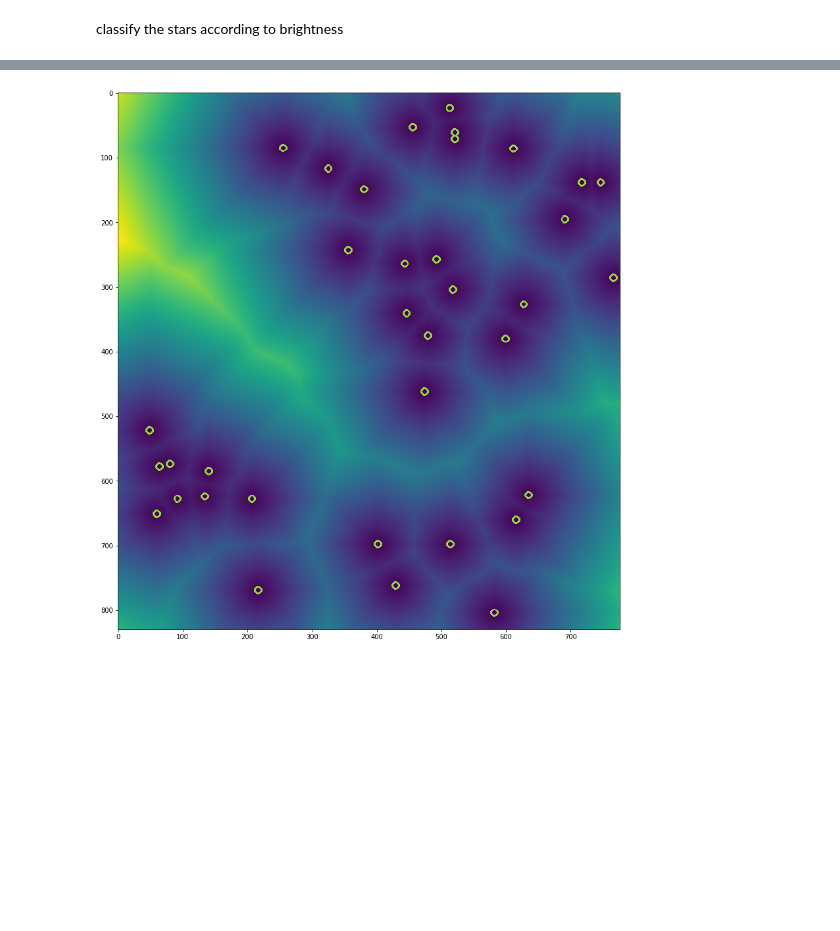
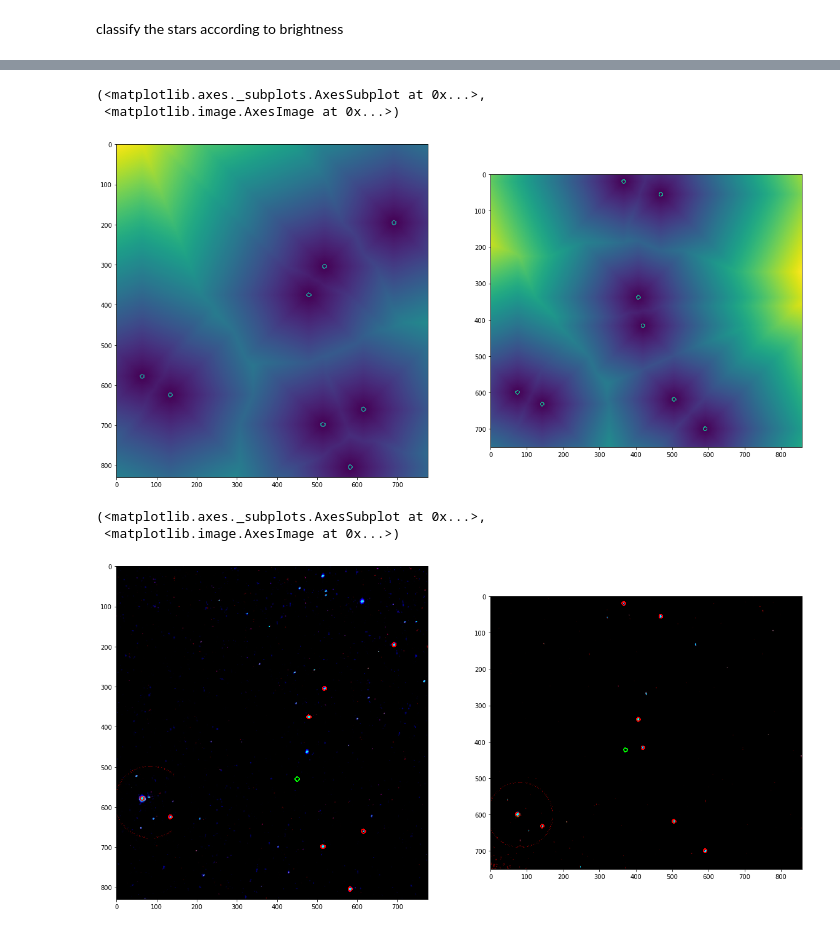
Before and after one commit to JeffTheHacker/Solar-sail-localization, a Jupyter notebook: codebase/StarRecognition.ipynb, the cells around one changed output, grey strips where cells are left out. Saved outputs shown, nothing was run; the diff lists cells and outputs as text; code cells hidden in the pictures; blank space fills up the shorter version.

```diff
--- a/codebase/StarRecognition.ipynb
+++ b/codebase/StarRecognition.ipynb
@@ -105,11 +105,18 @@ def getContourStat(contour,image):
     return mean, stddev
 
 
-def drawCircles(topNArray,img):
+def drawCircles(topNArray,img, color):
+    img = img.copy()
     for i in topNArray:
-        cv2.circle(img, (int(i[0]),int(i[1])), 5, (255,0,0), thickness=2)
-    plt.imshow(img)
+        cv2.circle(img, (int(i[0]),int(i[1])), 5, color, thickness=2)
+    return img
 
-topNArray = arrayOfBrightest(pic1.copy(),8,cnts1,coor1)
-drawCircles(topNArray,pic1.copy())
+topNArray1 = arrayOfBrightest(pic1.copy(),8,cnts1,coor1)
+img_with_circles1 = drawCircles(topNArray1,pic1.copy(),(255,0,0))
+
+topNArray2 = arrayOfBrightest(pic2.copy(),8,cnts2,coor2)
+img_with_circles2 = drawCircles(topNArray2, pic2.copy(),(255,0,0))
+
+plt.subplot(1,2,1), plt.imshow(img_with_circles1)
+plt.subplot(1,2,2), plt.imshow(img_with_circles2)
 # %% [output]
@@ -117,19 +126,43 @@ drawCircles(topNArray,pic1.copy())
 # %%
+
 def distanceMap(image,coor):
     copy = image.copy()
     gray = cv2.cvtColor(copy, cv2.COLOR_BGR2GRAY)
     distanceMap = np.zeros((copy.shape[0],copy.shape[1]), dtype=int)
     for i in coor:
         distanceMap[int(i[1])][int(i[0])] = 1
     distanceMap = 1 - distanceMap
     distanceMap = distanceMap.astype(np.uint8)
     distanceMap = cv2.distanceTransform(distanceMap, cv2.DIST_L2, 3)
     display = distanceMap.copy()
     for i in coor:
         cv2.circle(display, (int(i[0]),int(i[1])), 5, (255,0,0), thickness=2)
-        plt.imshow(display)
-    return distanceMap
+    return distanceMap, display
 
-distanceMap = distanceMap(pic1,coor1)
+distanceMap1, display1 = distanceMap(pic1,topNArray1)
+distanceMap2, display2 = distanceMap(pic2, topNArray2)
+plt.subplot(1,2,1), plt.imshow(display1)
+plt.subplot(1,2,2), plt.imshow(display2)
 # %% [output]
+(<matplotlib.axes._subplots.AxesSubplot at 0x...>,
+ <matplotlib.image.AxesImage at 0x...>)
-[figure, old version]
+[figure, new version]
+# %%
+def findCentroid(coor, image):
+    xTotal = 0
+    yTotal = 0
+    for i in coor:
+        xTotal += i[0]
+        yTotal += i[1]
+    image = image.copy()
+    cv2.circle(image, (int(xTotal / len(coor)),int(yTotal / len(coor))), 5, (0,255,0), thickness=2)
+    return [xTotal / len(coor), yTotal / len(coor)] , image
+
+centroid1, centroidImage1 = findCentroid(topNArray1,img_with_circles1)
+centroid2, centroidImage2 = findCentroid(topNArray2,img_with_circles2)
+plt.subplot(1,2,1), plt.imshow(centroidImage1)
+plt.subplot(1,2,2), plt.imshow(centroidImage2)
+# %% [output]
+(<matplotlib.axes._subplots.AxesSubplot at 0x...>,
+ <matplotlib.image.AxesImage at 0x...>)
+[figure, added]
```
Also changed, not shown: parts of 6 cells of this notebook.
